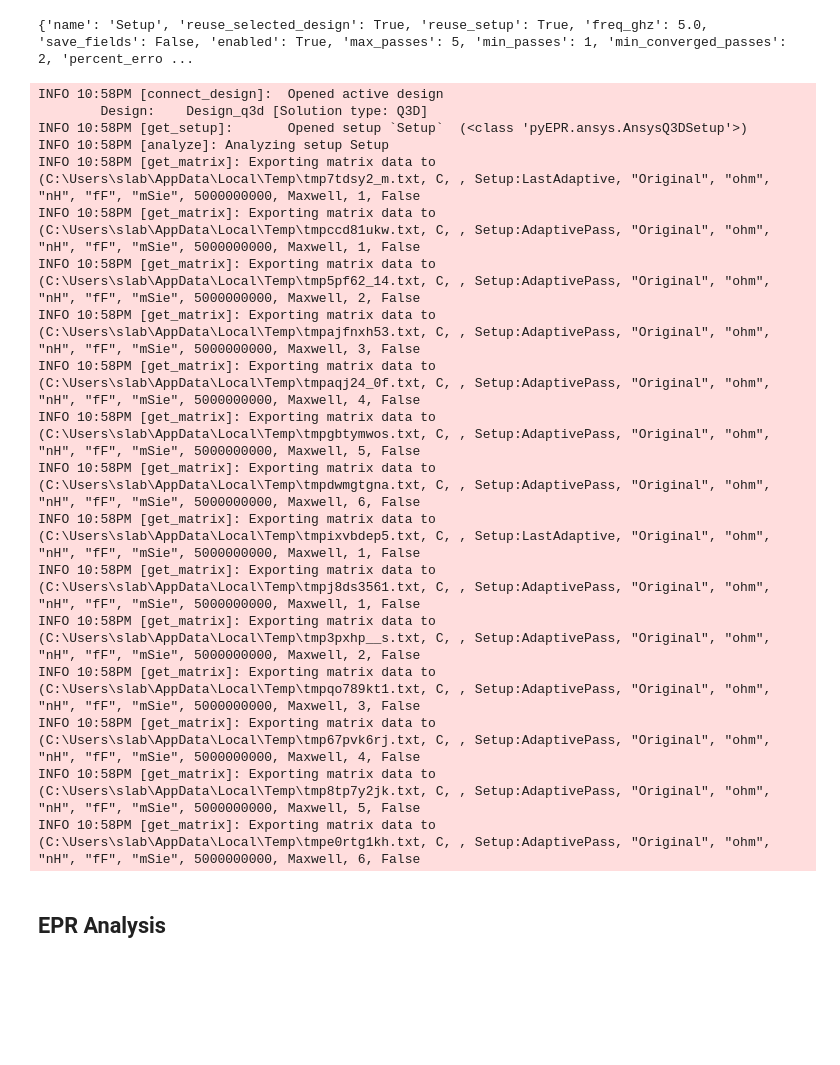
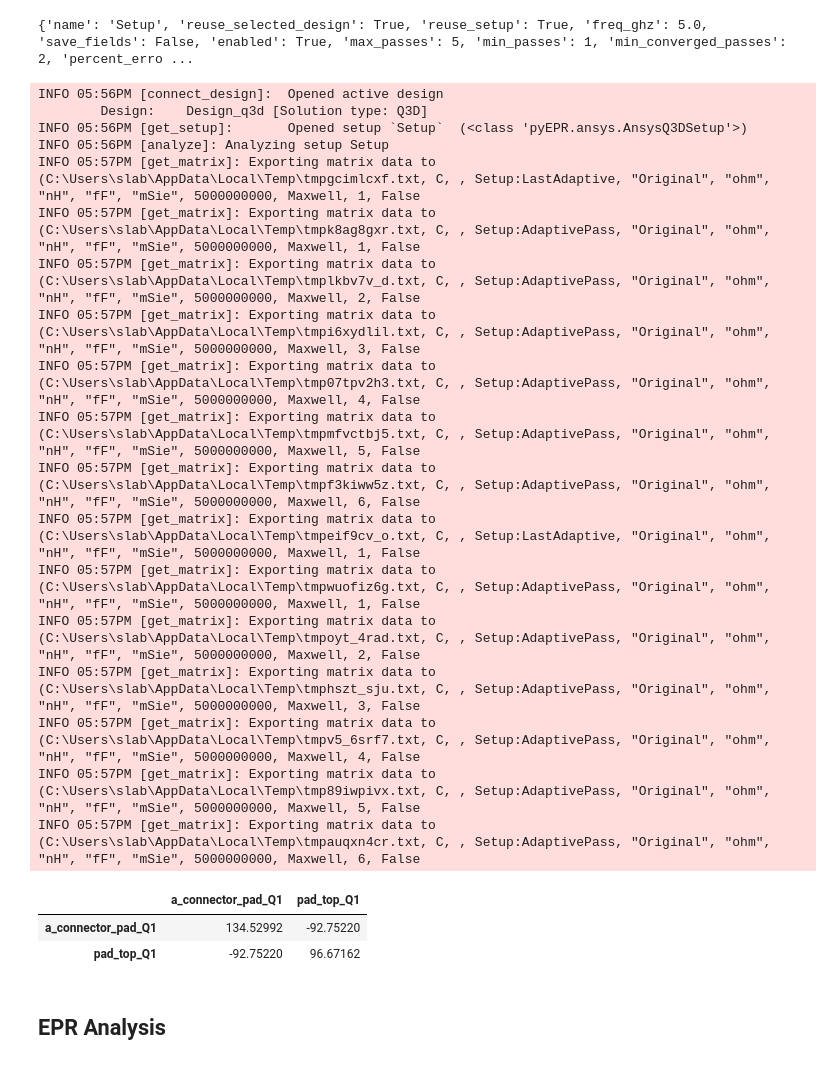
Before and after one commit to Wendywanw/Qiskit_metal_tutorial, a Jupyter notebook: tutorials/4 Analysis/A. Core - EM and quantization/simulation_test copy.ipynb, the cells around one changed output. Drawn from its saved outputs; the diff is of its cells as text; code cells hidden in the pictures; blank space fills up the shorter version.

```diff
--- a/tutorials/4 Analysis/A. Core - EM and quantization/simulation_test copy.ipynb
+++ b/tutorials/4 Analysis/A. Core - EM and quantization/simulation_test copy.ipynb
@@ -144,27 +148,33 @@ print(c1.sim.setup)
 # %% [output]
 {'name': 'Setup', 'reuse_selected_design': True, 'reuse_setup': True, 'freq_ghz': 5.0, 'save_fields': False, 'enabled': True, 'max_passes': 5, 'min_passes': 1, 'min_converged_passes': 2, 'percent_erro ...
 # %%
-c1.sim.run(components=['Q1'])#, open_terminations=[('Q1', 'a')])#, ('Q1', 'bus1'), ('Q1', 'bus2')])
+c1.sim.run(components=['Q1','cpw_1','end'])#, open_terminations=[('end', 'a')])#, ('Q1', 'bus1'), ('Q1', 'bus2')])
 c1.sim.capacitance_matrix
 
 c1.sim._get_results_from_renderer()
 c_mat = c1.sim.capacitance_matrix
 # %% [output]
-INFO 10:58PM [connect_design]:  Opened active design
+INFO 05:56PM [connect_design]:  Opened active design
         Design:    Design_q3d [Solution type: Q3D]
-INFO 10:58PM [get_setup]:       Opened setup `Setup`  (<class 'pyEPR.ansys.AnsysQ3DSetup'>)
-INFO 10:58PM [analyze]: Analyzing setup Setup
-INFO 10:58PM [get_matrix]: Exporting matrix data to (C:\Users\slab\AppData\Local\Temp\tmp7tdsy2_m.txt, C, , Setup:LastAdaptive, "Original", "ohm", "nH", "fF", "mSie", 5000000000, Maxwell, 1, False
-INFO 10:58PM [get_matrix]: Exporting matrix data to (C:\Users\slab\AppData\Local\Temp\tmpccd81ukw.txt, C, , Setup:AdaptivePass, "Original", "ohm", "nH", "fF", "mSie", 5000000000, Maxwell, 1, False
-INFO 10:58PM [get_matrix]: Exporting matrix data to (C:\Users\slab\AppData\Local\Temp\tmp5pf62_14.txt, C, , Setup:AdaptivePass, "Original", "ohm", "nH", "fF", "mSie", 5000000000, Maxwell, 2, False
-INFO 10:58PM [get_matrix]: Exporting matrix data to (C:\Users\slab\AppData\Local\Temp\tmpajfnxh53.txt, C, , Setup:AdaptivePass, "Original", "ohm", "nH", "fF", "mSie", 5000000000, Maxwell, 3, False
-INFO 10:58PM [get_matrix]: Exporting matrix data to (C:\Users\slab\AppData\Local\Temp\tmpaqj24_0f.txt, C, , Setup:AdaptivePass, "Original", "ohm", "nH", "fF", "mSie", 5000000000, Maxwell, 4, False
-INFO 10:58PM [get_matrix]: Exporting matrix data to (C:\Users\slab\AppData\Local\Temp\tmpgbtymwos.txt, C, , Setup:AdaptivePass, "Original", "ohm", "nH", "fF", "mSie", 5000000000, Maxwell, 5, False
-INFO 10:58PM [get_matrix]: Exporting matrix data to (C:\Users\slab\AppData\Local\Temp\tmpdwmgtgna.txt, C, , Setup:AdaptivePass, "Original", "ohm", "nH", "fF", "mSie", 5000000000, Maxwell, 6, False
-INFO 10:58PM [get_matrix]: Exporting matrix data to (C:\Users\slab\AppData\Local\Temp\tmpixvbdep5.txt, C, , Setup:LastAdaptive, "Original", "ohm", "nH", "fF", "mSie", 5000000000, Maxwell, 1, False
-INFO 10:58PM [get_matrix]: Exporting matrix data to (C:\Users\slab\AppData\Local\Temp\tmpj8ds3561.txt, C, , Setup:AdaptivePass, "Original", "ohm", "nH", "fF", "mSie", 5000000000, Maxwell, 1, False
-INFO 10:58PM [get_matrix]: Exporting matrix data to (C:\Users\slab\AppData\Local\Temp\tmp3pxhp__s.txt, C, , Setup:AdaptivePass, "Original", "ohm", "nH", "fF", "mSie", 5000000000, Maxwell, 2, False
-INFO 10:58PM [get_matrix]: Exporting matrix data to (C:\Users\slab\AppData\Local\Temp\tmpqo789kt1.txt, C, , Setup:AdaptivePass, "Original", "ohm", "nH", "fF", "mSie", 5000000000, Maxwell, 3, False
-INFO 10:58PM [get_matrix]: Exporting matrix data to (C:\Users\slab\AppData\Local\Temp\tmp67pvk6rj.txt, C, , Setup:AdaptivePass, "Original", "ohm", "nH", "fF", "mSie", 5000000000, Maxwell, 4, False
-INFO 10:58PM [get_matrix]: Exporting matrix data to (C:\Users\slab\AppData\Local\Temp\tmp8tp7y2jk.txt, C, , Setup:AdaptivePass, "Original", "ohm", "nH", "fF", "mSie", 5000000000, Maxwell, 5, False
-INFO 10:58PM [get_matrix]: Exporting matrix data to (C:\Users\slab\AppData\Local\Temp\tmpe0rtg1kh.txt, C, , Setup:AdaptivePass, "Original", "ohm", "nH", "fF", "mSie", 5000000000, Maxwell, 6, False
+INFO 05:56PM [get_setup]:       Opened setup `Setup`  (<class 'pyEPR.ansys.AnsysQ3DSetup'>)
+INFO 05:56PM [analyze]: Analyzing setup Setup
+INFO 05:57PM [get_matrix]: Exporting matrix data to (C:\Users\slab\AppData\Local\Temp\tmpgcimlcxf.txt, C, , Setup:LastAdaptive, "Original", "ohm", "nH", "fF", "mSie", 5000000000, Maxwell, 1, False
+INFO 05:57PM [get_matrix]: Exporting matrix data to (C:\Users\slab\AppData\Local\Temp\tmpk8ag8gxr.txt, C, , Setup:AdaptivePass, "Original", "ohm", "nH", "fF", "mSie", 5000000000, Maxwell, 1, False
+INFO 05:57PM [get_matrix]: Exporting matrix data to (C:\Users\slab\AppData\Local\Temp\tmplkbv7v_d.txt, C, , Setup:AdaptivePass, "Original", "ohm", "nH", "fF", "mSie", 5000000000, Maxwell, 2, False
+INFO 05:57PM [get_matrix]: Exporting matrix data to (C:\Users\slab\AppData\Local\Temp\tmpi6xydlil.txt, C, , Setup:AdaptivePass, "Original", "ohm", "nH", "fF", "mSie", 5000000000, Maxwell, 3, False
+INFO 05:57PM [get_matrix]: Exporting matrix data to (C:\Users\slab\AppData\Local\Temp\tmp07tpv2h3.txt, C, , Setup:AdaptivePass, "Original", "ohm", "nH", "fF", "mSie", 5000000000, Maxwell, 4, False
+INFO 05:57PM [get_matrix]: Exporting matrix data to (C:\Users\slab\AppData\Local\Temp\tmpmfvctbj5.txt, C, , Setup:AdaptivePass, "Original", "ohm", "nH", "fF", "mSie", 5000000000, Maxwell, 5, False
+INFO 05:57PM [get_matrix]: Exporting matrix data to (C:\Users\slab\AppData\Local\Temp\tmpf3kiww5z.txt, C, , Setup:AdaptivePass, "Original", "ohm", "nH", "fF", "mSie", 5000000000, Maxwell, 6, False
+INFO 05:57PM [get_matrix]: Exporting matrix data to (C:\Users\slab\AppData\Local\Temp\tmpeif9cv_o.txt, C, , Setup:LastAdaptive, "Original", "ohm", "nH", "fF", "mSie", 5000000000, Maxwell, 1, False
+INFO 05:57PM [get_matrix]: Exporting matrix data to (C:\Users\slab\AppData\Local\Temp\tmpwuofiz6g.txt, C, , Setup:AdaptivePass, "Original", "ohm", "nH", "fF", "mSie", 5000000000, Maxwell, 1, False
+INFO 05:57PM [get_matrix]: Exporting matrix data to (C:\Users\slab\AppData\Local\Temp\tmpoyt_4rad.txt, C, , Setup:AdaptivePass, "Original", "ohm", "nH", "fF", "mSie", 5000000000, Maxwell, 2, False
+INFO 05:57PM [get_matrix]: Exporting matrix data to (C:\Users\slab\AppData\Local\Temp\tmphszt_sju.txt, C, , Setup:AdaptivePass, "Original", "ohm", "nH", "fF", "mSie", 5000000000, Maxwell, 3, False
+INFO 05:57PM [get_matrix]: Exporting matrix data to (C:\Users\slab\AppData\Local\Temp\tmpv5_6srf7.txt, C, , Setup:AdaptivePass, "Original", "ohm", "nH", "fF", "mSie", 5000000000, Maxwell, 4, False
+INFO 05:57PM [get_matrix]: Exporting matrix data to (C:\Users\slab\AppData\Local\Temp\tmp89iwpivx.txt, C, , Setup:AdaptivePass, "Original", "ohm", "nH", "fF", "mSie", 5000000000, Maxwell, 5, False
+INFO 05:57PM [get_matrix]: Exporting matrix data to (C:\Users\slab\AppData\Local\Temp\tmpauqxn4cr.txt, C, , Setup:AdaptivePass, "Original", "ohm", "nH", "fF", "mSie", 5000000000, Maxwell, 6, False
+# %%
+c_mat
+# %% [output]
+|  | a_connector_pad_Q1 | pad_top_Q1 |
+| a_connector_pad_Q1 | 134.52992 | -92.75220 |
+| pad_top_Q1 | -92.75220 | 96.67162 |
```
Also changed, not shown: parts of 5 cells of this notebook.
